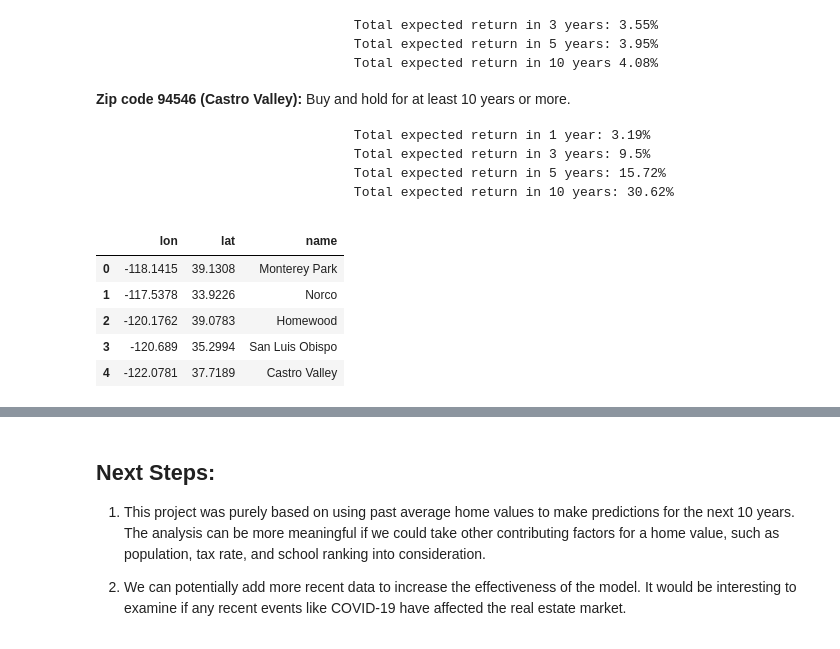
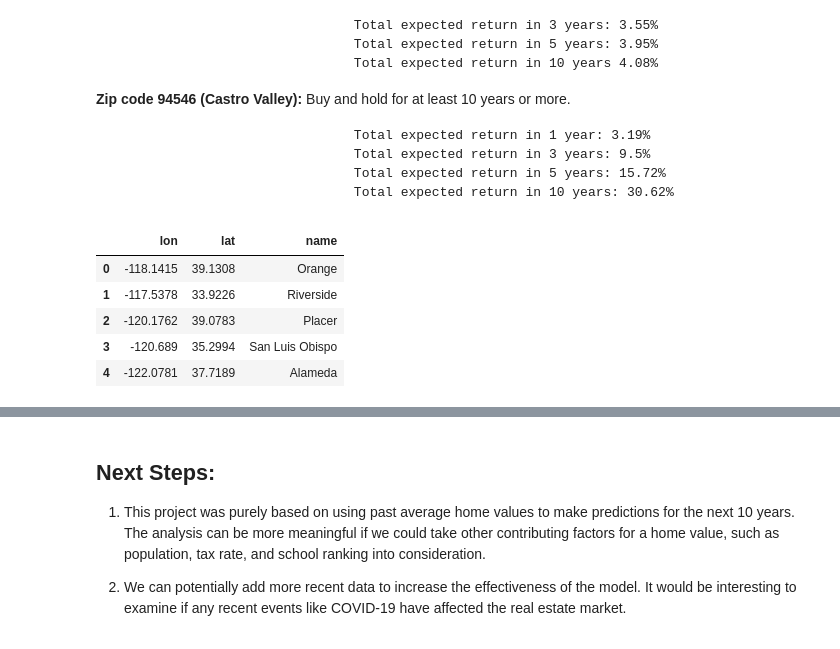
Before and after one commit to jennifernha/Zillow-Time-Series, a Jupyter notebook: Zillow-Times-Series.ipynb, the cells around one changed output, grey strips where cells are left out. Cells and saved outputs as stored; diff of their text form; code cells hidden in the pictures.

Commit message:
update map with county name

```diff
--- a/Zillow-Times-Series.ipynb
+++ b/Zillow-Times-Series.ipynb
@@ -1132,27 +1132,27 @@ Our result shows that below 5 zipcodes have the highest ROI, and therefore, I re
 # %%
 import folium
 
 # Make an empty map
 map = folium.Map(location=[36,-120], tiles="OpenStreetMap", zoom_start=6)
 
 # Show the map
 map
 
 # Make a data frame with dots to show on the map
 data = pd.DataFrame({
    'lon':[-118.1415, -117.5378, -120.1762, -120.6890, -122.0781],
    'lat':[39.1308, 33.9226, 39.0783, 35.2994, 37.7189],
-   'name':['Monterey Park', 'Norco', 'Homewood', ' San Luis Obispo', 'Castro Valley'],
+   'name':['Orange', 'Riverside', 'Placer', ' San Luis Obispo', 'Alameda'],
 }, dtype=str)
 
 data
 # %% [output]
 |  | lon | lat | name |
-| 0 | -118.1415 | 39.1308 | Monterey Park |
-| 1 | -117.5378 | 33.9226 | Norco |
-| 2 | -120.1762 | 39.0783 | Homewood |
+| 0 | -118.1415 | 39.1308 | Orange |
+| 1 | -117.5378 | 33.9226 | Riverside |
+| 2 | -120.1762 | 39.0783 | Placer |
 | 3 | -120.689 | 35.2994 | San Luis Obispo |
-| 4 | -122.0781 | 37.7189 | Castro Valley |
+| 4 | -122.0781 | 37.7189 | Alameda |
 # %%
 for i in range(0,len(data)):
     folium.Marker(location=[data.iloc[i]['lat'], data.iloc[i]['lon']],
```
Also changed, not shown: 2 other files.
